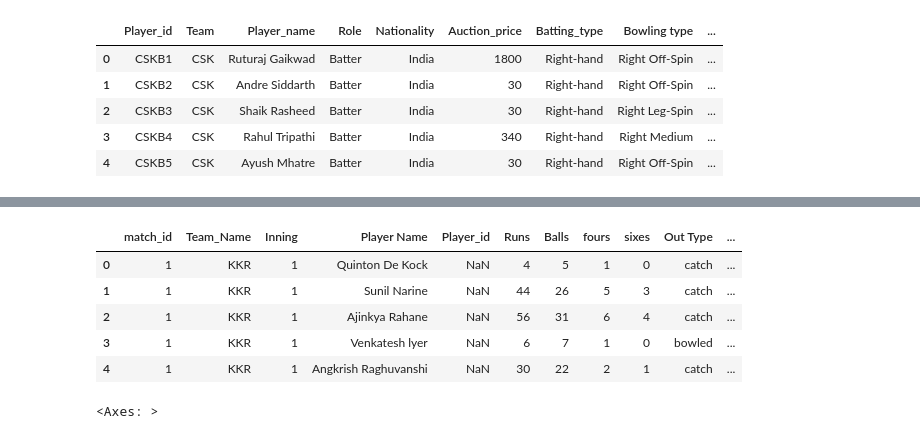
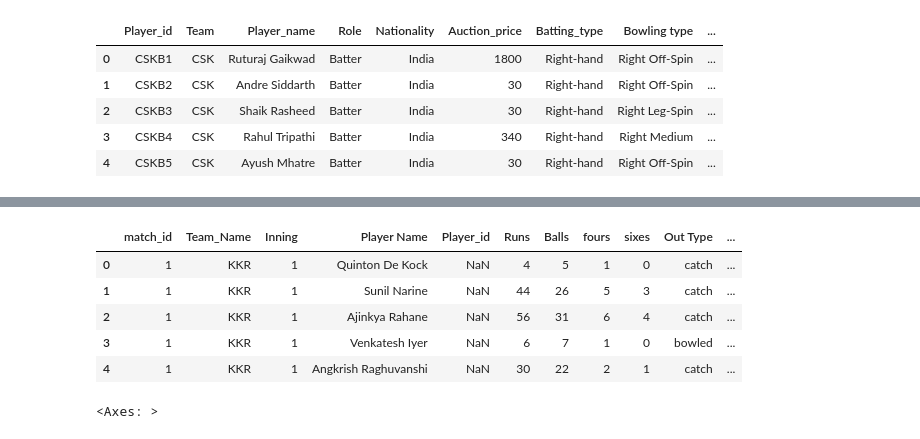
Before and after one commit to yogyasuri/IPL-Data, a Jupyter notebook: preprocessing.ipynb, the cells around one changed output, grey strips where cells are left out. Cells and saved outputs as stored; diff of their text form; code cells hidden in the pictures.

```diff
--- a/preprocessing.ipynb
+++ b/preprocessing.ipynb
@@ -83,14 +99,13 @@ bowling.head()
 # %%
 batting = pd.read_excel('C:\\Users\\yogya\\Desktop\\IPL Data\\batting scorecard.xlsx')
 # %%
-batting.head(
-)
+batting.head()
 # %% [output]
 |  | match_id | Team_Name | Inning | Player Name | Player_id | Runs | Balls | fours | sixes | Out Type | ... |
 | 0 | 1 | KKR | 1 | Quinton De Kock | NaN | 4 | 5 | 1 | 0 | catch | ... |
 | 1 | 1 | KKR | 1 | Sunil Narine | NaN | 44 | 26 | 5 | 3 | catch | ... |
 | 2 | 1 | KKR | 1 | Ajinkya Rahane | NaN | 56 | 31 | 6 | 4 | catch | ... |
-| 3 | 1 | KKR | 1 | Venkatesh lyer | NaN | 6 | 7 | 1 | 0 | bowled | ... |
+| 3 | 1 | KKR | 1 | Venkatesh Iyer | NaN | 6 | 7 | 1 | 0 | bowled | ... |
 | 4 | 1 | KKR | 1 | Angkrish Raghuvanshi | NaN | 30 | 22 | 2 | 1 | catch | ... |
 # %%
 sns.heatmap(batting.isnull())
```
Also changed, not shown: parts of 41 cells of this notebook, 20 other files.
